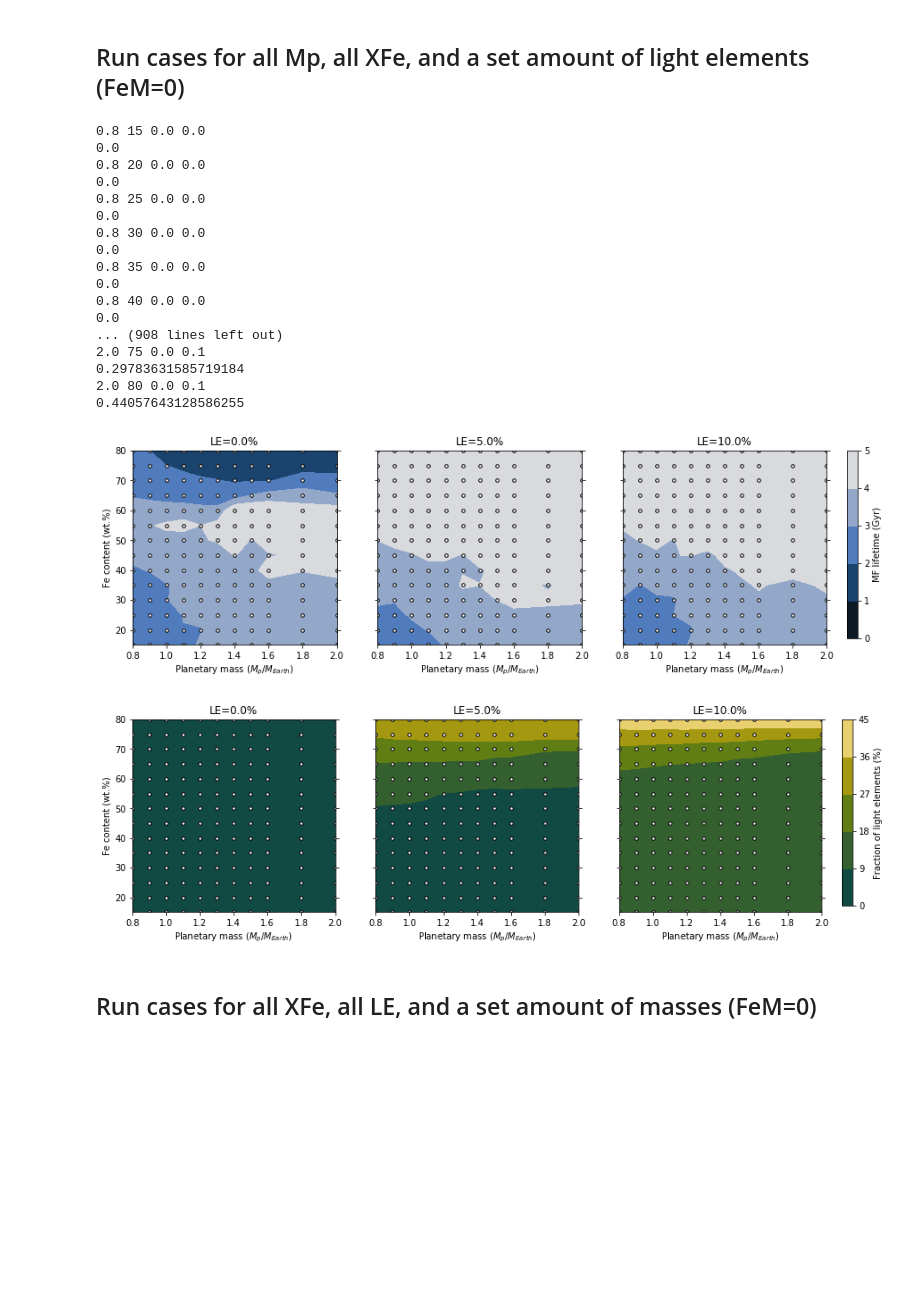
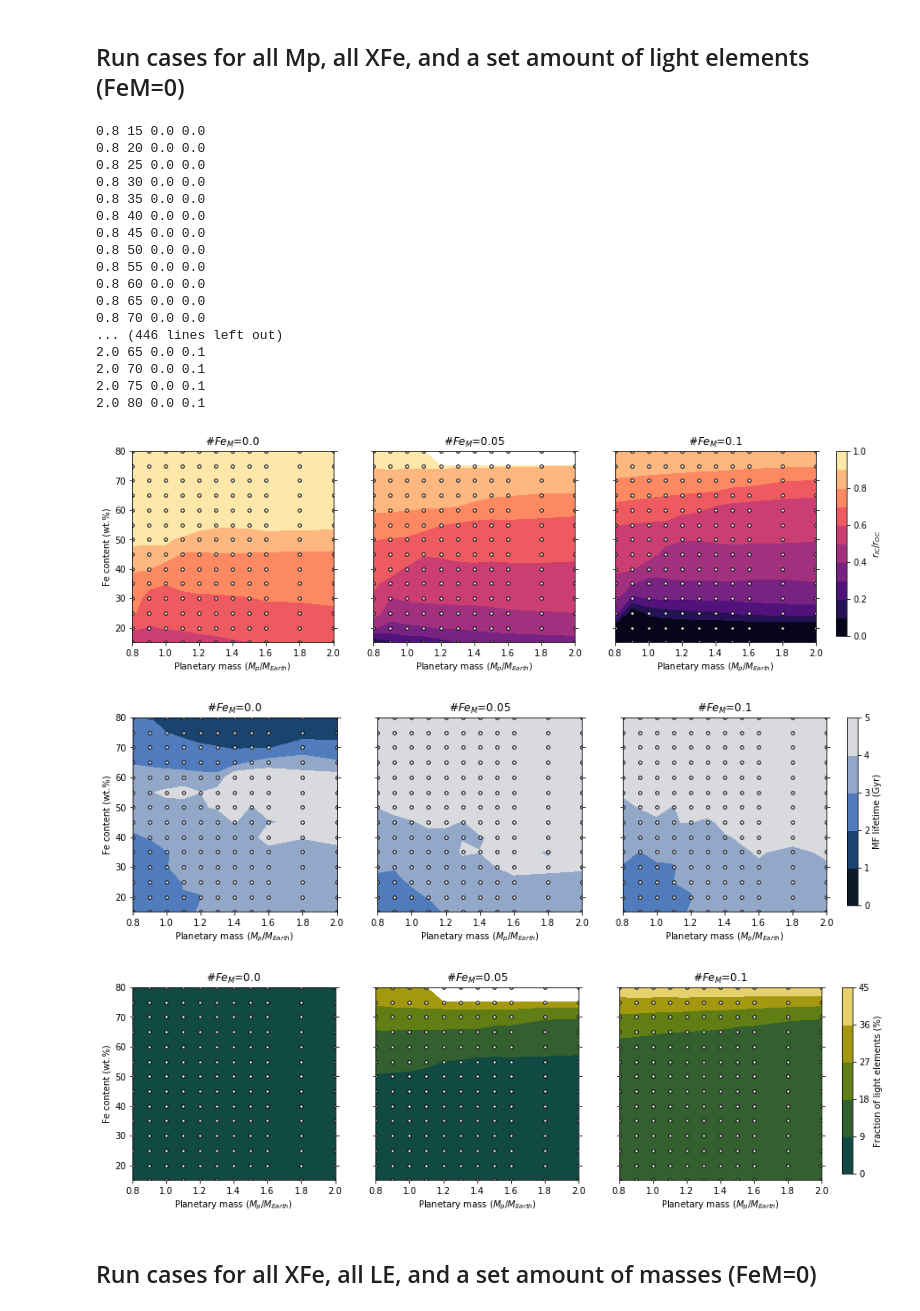
Before and after one commit to irenebonati/exo-cores, a Jupyter notebook: Planets_Evolution.ipynb, the cells around one changed output. Cells and saved outputs as stored; diff of their text form; code cells hidden in the pictures; blank space fills up the shorter version.

```diff
--- a/Planets_Evolution.ipynb
+++ b/Planets_Evolution.ipynb
@@ -97,6 +101,7 @@ M, F = np.meshgrid(Masses, Fe)
 r_IC_end = np.zeros((len(Fe),len(Masses)*len(Fe_mantle)))
 r_IC_beginning = np.zeros_like(r_IC_end)
 MF_lifetime = np.zeros_like(r_IC_end)
+tIC_80 = np.zeros_like(r_IC_end)
 Q_CMB_end = np.zeros_like(r_IC_end)
 r_OC = np.zeros_like(r_IC_end)
 
@@ -118,6 +123,7 @@ for m,iron_mantle in enumerate(Fe_mantle):
             r_IC_end[j,i+m*len(Masses)] = evo.r_IC[-1]/1e3
             r_OC[j,i+m*len(Masses)] = evo.planet.r_OC/1e3
             MF_lifetime[j,i+m*len(Masses)] = evo.t_mf
+            tIC_80[j,i+m*len(Masses)] = evo.t_80/1e9
             Q_CMB_end[j,i+m*len(Masses)] = evo.Q_CMB[-1]
 # %% [output]
 0.8 15 0.0 0.0
@@ -143,7 +149,8 @@ levels_ICMF = np.linspace(0, 1, 11)
 levels_MF = np.linspace(0, 5, 6)
 levels_S = np.logspace(0,2,22)
 levels_S = np.linspace(0,45,6)
-print (levels_S)
+levels_rIC08 = np.linspace(0,5,6)
+print (levels_rIC08)
 size = 13
 
 def plot_contourf(X,Y,arr,Masses,Fe,Fe_mantle,levels,plots_folder,colormap=plt.cm.magma,clabel="ICB radius (km)",figname="r_IC_FeM.pdf"):
@@ -159,8 +166,10 @@ def plot_contourf(X,Y,arr,Masses,Fe,Fe_mantle,levels,plots_folder,colormap=plt.c
             ax[i].set_ylabel("")
         else:
             ax[i].set_ylabel("Fe content (wt.%)")
-        #ax[i].set_title('#$Fe_M$={}'.format(Fe_mantle[i]))
-        ax[i].set_title('LE={}%'.format(Fe_mantle[i]*1e2))
+        #if len(S) ==1:
+        ax[i].set_title('#$Fe_M$={}'.format(Fe_mantle[i]))
+        #else:
+        #    ax[i].set_title('LE={}%'.format(Fe_mantle[i]*1e2))
         ax[i].yaxis.set_ticks_position('both')
         ax[i].set_xlabel("Planetary mass ($M_{p}/M_{Earth}$)")
         ax[i].set_xlim([0.8,2.0])
@@ -265,0 +331,15 @@ NameError: name 'M' is not defined
+# %%
+labels = ["0.8 $M_{Earth}$","1 $M_{Earth}$","1.5 $M_{Earth}$","2 $M_{Earth}$"]
+colors = ["cornflowerblue","mediumseagreen","tomato","orange"]
+plt.figure()
+for i in range(len(Masses)):
+    plt.plot(F[:,i],tIC_80[:,i],label=labels[i],color=colors[i])
+    plt.scatter(F[:,i],tIC_80[:,i],color=colors[i],s=6)
+plt.legend()
+plt.xlabel('Fe content (wt.%)')
+plt.ylabel('Time (Gyr)')
+plt.title('Time to reach 80% outer core')
+plt.xlim([20,80])
+plt.ylim([0,3.3])
+plt.savefig(plots_folder+"80%core.pdf")
+plt.show()
@@ -615,10 +697,7 @@ for m,light_elements in enumerate(LE_S):
             print (Mp,XFe,FeM,S)
             Planet = evolution.Rocky_Planet(Mp,XFe,FeM,S)
             evo = evolution.Evolution(Planet)
-
             evo.run()
-            #evo.plot(plots_folder)
-
             r_IC_beginning_S[j,i+m*len(Masses_S)] = evo.planet.r_IC_0/1e3
             r_IC_end_S[j,i+m*len(Masses_S)] = evo.r_IC[-1]/1e3
             if r_IC_end_S[j,i+m*len(Masses_S)]<0:
@@ -629,38 +708,38 @@ for m,light_elements in enumerate(LE_S):
             S_S[j,i+m*len(Masses_S)] = evo.S_t[-1]
             if S_S[j,i+m*len(Masses_S)] ==None or r_IC_end_S[j,i+m*len(Masses_S)] == None:
                 S_S[j,i+m*len(Masses_S)] = 100.
-                r_IC_end_S[j,i+m*len(Masses_S)] = evo.planet.r_OC/1e3
-            print (S_S[j,i+m*len(Masses_S)])
+                #r_IC_end_S[j,i+m*len(Masses_S)] = evo.planet.r_OC/1e3
 # %% [output]
 0.8 15 0.0 0.0
-0.0
 0.8 20 0.0 0.0
-0.0
 0.8 25 0.0 0.0
-0.0
 0.8 30 0.0 0.0
-0.0
 0.8 35 0.0 0.0
-0.0
 0.8 40 0.0 0.0
-0.0
-... (908 lines left out)
+0.8 45 0.0 0.0
+0.8 50 0.0 0.0
+0.8 55 0.0 0.0
+0.8 60 0.0 0.0
+0.8 65 0.0 0.0
+0.8 70 0.0 0.0
+... (446 lines left out)
+2.0 65 0.0 0.1
+2.0 70 0.0 0.1
 2.0 75 0.0 0.1
-0.29783631585719184
 2.0 80 0.0 0.1
-0.44057643128586255
 # %%
 # plot_contourf(M_S,F_S,r_IC_beginning_S,Masses_S,Fe_S,LE_S,levels_rIC,plots_folder,clabel="ICB radius (km)",figname="r_IC0_S.pdf")
 # plot_contourf(M_S,F_S,r_IC_beginning_S/r_OC_S,Masses_S,Fe_S,LE_S,levels_ICMF,plots_folder,clabel="$r_{IC_{0}}$/$r_{OC}$",figname="ICMF0_S.pdf")
 
 #plot_contourf(M_S,F_S,r_IC_end_S,Masses_S,Fe_S,LE_S,levels_rIC,plots_folder,clabel="ICB radius (km)",figname="r_IC_S.pdf")
-#plot_contourf(M_S,F_S,r_IC_end_S/r_OC_S,Masses_S,Fe_S,LE_S,levels_ICMF,plots_folder,clabel="$r_{IC}$/$r_{OC}$",figname="ICMF_S.pdf")
+plot_contourf(M_S,F_S,r_IC_end_S/r_OC_S,Masses_S,Fe_S,LE_S,levels_ICMF,plots_folder,clabel="$r_{IC}$/$r_{OC}$",figname="ICMF_Sprova.pdf")
 
-plot_contourf(M_S,F_S,MF_lifetime_S,Masses_S,Fe_S,LE_S,levels_MF,plots_folder,colormap=oslo,clabel="MF lifetime (Gyr)",figname="MF_lifetime_S.pdf")
-plot_contourf(M_S,F_S,S_S*1e2,Masses_S,Fe_S,LE_S,levels_S,plots_folder,colormap=bamako,clabel="Fraction of light elements (%)",figname="S_S.pdf")
+plot_contourf(M_S,F_S,MF_lifetime_S,Masses_S,Fe_S,LE_S,levels_MF,plots_folder,colormap=oslo,clabel="MF lifetime (Gyr)",figname="MF_lifetime_Sprova.pdf")
+plot_contourf(M_S,F_S,S_S*1e2,Masses_S,Fe_S,LE_S,levels_S,plots_folder,colormap=bamako,clabel="Fraction of light elements (%)",figname="S_Sprova.pdf")
 # %% [output]
-[figure, old version]
+[figure, new version]
-[figure, old version]
+[figure, new version]
+[figure, added]
 # %% [markdown]
 ## Run cases for all XFe, all LE, and a set amount of masses (FeM=0)
 # %%
```
Also changed, not shown: parts of 10 cells of this notebook, 1 other file.
